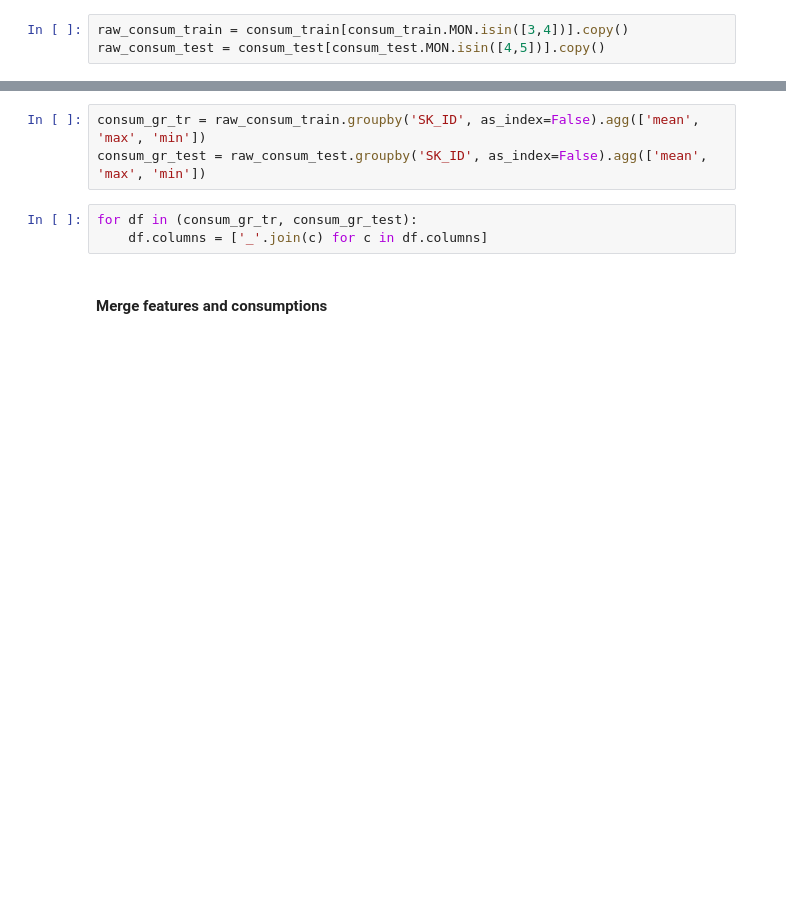
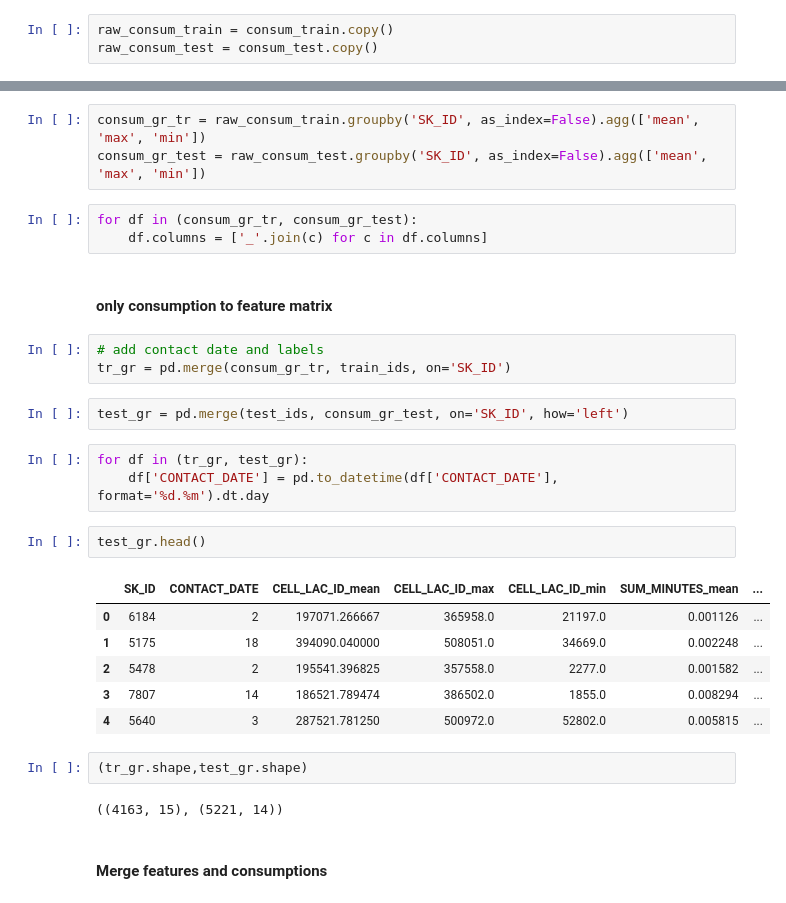
Before and after one commit to ademyanchuk/mlBootCamp2018, a Jupyter notebook: features-tables-id-validation-1.ipynb, the cells around one changed output, grey strips where cells are left out. Drawn from its saved outputs; the diff is of its cells as text; blank space fills up the shorter version.

Commit message:
get local and public best result on features + consumption tables

```diff
--- a/features-tables-id-validation-1.ipynb
+++ b/features-tables-id-validation-1.ipynb
@@ -146,8 +146,8 @@ consum_train.MON.unique(), consum_test.MON.unique()
 raw_train = features_train[features_train.SNAP_DATE.isin([6,7,8,9,10,11,12])].copy()
 raw_test = features_test[features_test.SNAP_DATE.isin([1,2,3,4,5])].copy()
 # %%
-raw_consum_train = consum_train[consum_train.MON.isin([3,4])].copy()
-raw_consum_test = consum_test[consum_test.MON.isin([4,5])].copy()
+raw_consum_train = consum_train.copy()
+raw_consum_test = consum_test.copy()
 # %% [markdown]
 ### Aggregation
 # %%
@@ -221,6 +221,29 @@ consum_gr_test = raw_consum_test.groupby('SK_ID', as_index=False).agg(['mean', '
 # %%
 for df in (consum_gr_tr, consum_gr_test):
     df.columns = ['_'.join(c) for c in df.columns]
+# %% [markdown]
+#### only consumption to feature matrix
+# %%
+# add contact date and labels
+tr_gr = pd.merge(consum_gr_tr, train_ids, on='SK_ID')
+# %%
+test_gr = pd.merge(test_ids, consum_gr_test, on='SK_ID', how='left')
+# %%
+for df in (tr_gr, test_gr):
+    df['CONTACT_DATE'] = pd.to_datetime(df['CONTACT_DATE'], format='%d.%m').dt.day
+# %%
+test_gr.head()
+# %% [output]
+|  | SK_ID | CONTACT_DATE | CELL_LAC_ID_mean | CELL_LAC_ID_max | CELL_LAC_ID_min | SUM_MINUTES_mean | ... |
+| 0 | 6184 | 2 | 197071.266667 | 365958.0 | 21197.0 | 0.001126 | ... |
+| 1 | 5175 | 18 | 394090.040000 | 508051.0 | 34669.0 | 0.002248 | ... |
+| 2 | 5478 | 2 | 195541.396825 | 357558.0 | 2277.0 | 0.001582 | ... |
+| 3 | 7807 | 14 | 186521.789474 | 386502.0 | 1855.0 | 0.008294 | ... |
+| 4 | 5640 | 3 | 287521.781250 | 500972.0 | 52802.0 | 0.005815 | ... |
+# %%
+(tr_gr.shape,test_gr.shape)
+# %% [output]
+((4163, 15), (5221, 14))
 # %% [markdown]
 #### Merge features and consumptions
 # %%
```
Also changed, not shown: parts of 23 cells of this notebook.
